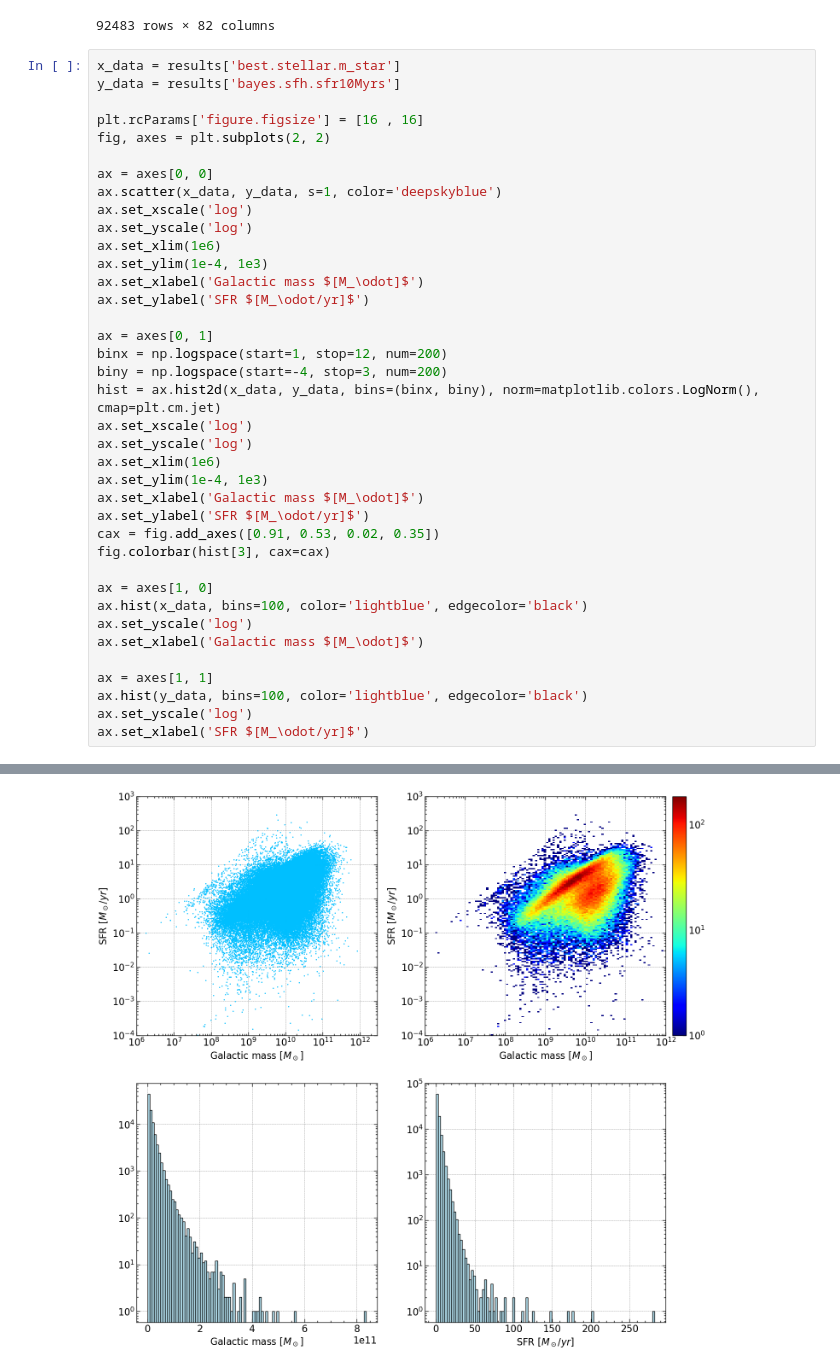
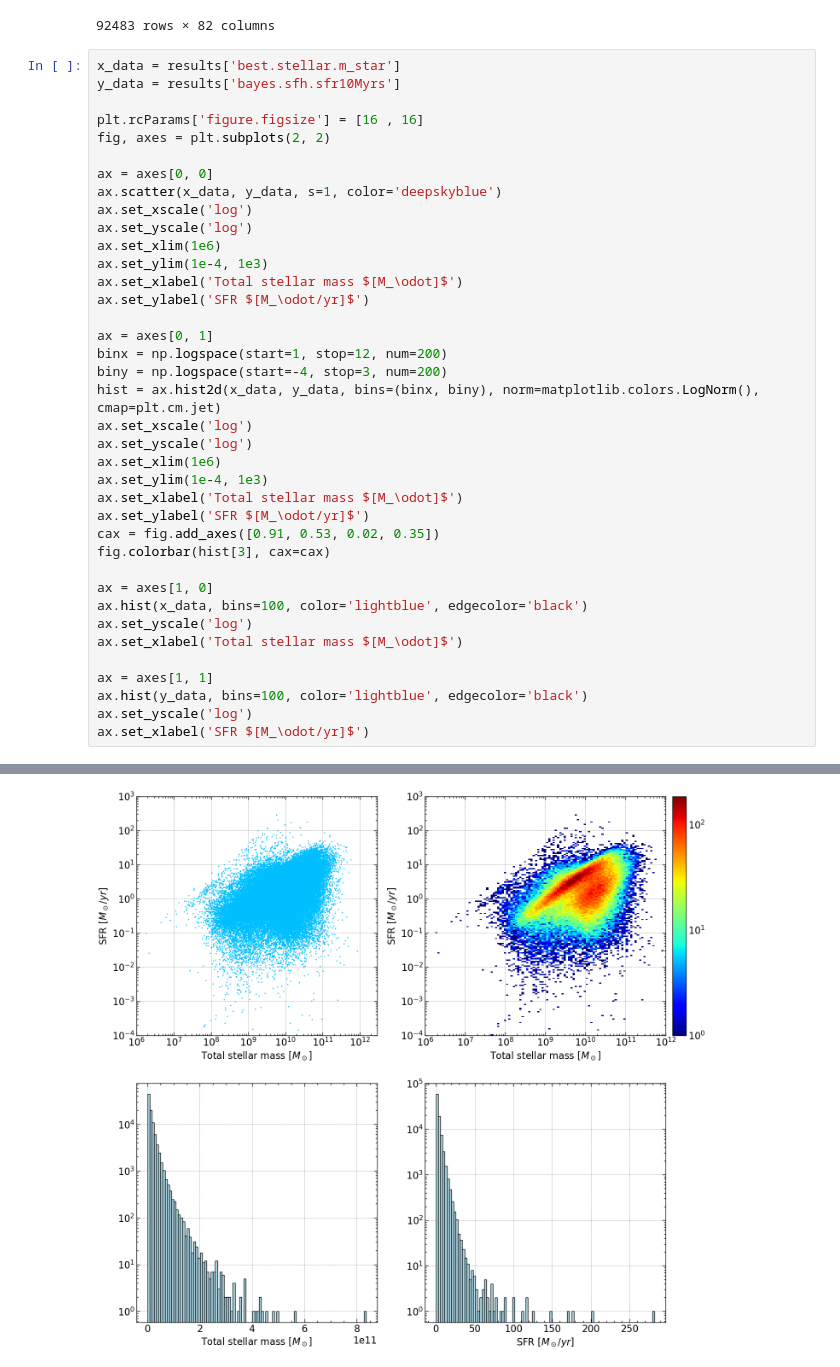
Before and after one commit to M-Bianchi/Laboratory_of_Data_Analysis, a Jupyter notebook: MainActivity/Lecture5.ipynb, the cells around one changed output, grey strips where cells are left out. Saved outputs shown, nothing was run; the diff lists cells and outputs as text.

```diff
--- a/MainActivity/Lecture5.ipynb
+++ b/MainActivity/Lecture5.ipynb
@@ -103,34 +106,34 @@ fig, axes = plt.subplots(2, 2)
 ax = axes[0, 0]
 ax.scatter(x_data, y_data, s=1, color='deepskyblue')
 ax.set_xscale('log')
 ax.set_yscale('log')
 ax.set_xlim(1e6)
 ax.set_ylim(1e-4, 1e3)
-ax.set_xlabel('Galactic mass $[M_\odot]$')
+ax.set_xlabel('Total stellar mass $[M_\odot]$')
 ax.set_ylabel('SFR $[M_\odot/yr]$')
 
 ax = axes[0, 1]
 binx = np.logspace(start=1, stop=12, num=200)
 biny = np.logspace(start=-4, stop=3, num=200)
 hist = ax.hist2d(x_data, y_data, bins=(binx, biny), norm=matplotlib.colors.LogNorm(), cmap=plt.cm.jet)
 ax.set_xscale('log')
 ax.set_yscale('log')
 ax.set_xlim(1e6)
 ax.set_ylim(1e-4, 1e3)
-ax.set_xlabel('Galactic mass $[M_\odot]$')
+ax.set_xlabel('Total stellar mass $[M_\odot]$')
 ax.set_ylabel('SFR $[M_\odot/yr]$')
 cax = fig.add_axes([0.91, 0.53, 0.02, 0.35])
 fig.colorbar(hist[3], cax=cax)
 
 ax = axes[1, 0]
 ax.hist(x_data, bins=100, color='lightblue', edgecolor='black')
 ax.set_yscale('log')
-ax.set_xlabel('Galactic mass $[M_\odot]$')
+ax.set_xlabel('Total stellar mass $[M_\odot]$')
 
 ax = axes[1, 1]
 ax.hist(y_data, bins=100, color='lightblue', edgecolor='black')
 ax.set_yscale('log')
 ax.set_xlabel('SFR $[M_\odot/yr]$')
 # %% [output]
 Text(0.5, 0, 'SFR $[M_\\odot/yr]$')
-[figure, old version]
+[figure, new version]
```
Also changed, not shown: parts of 8 cells of this notebook.
